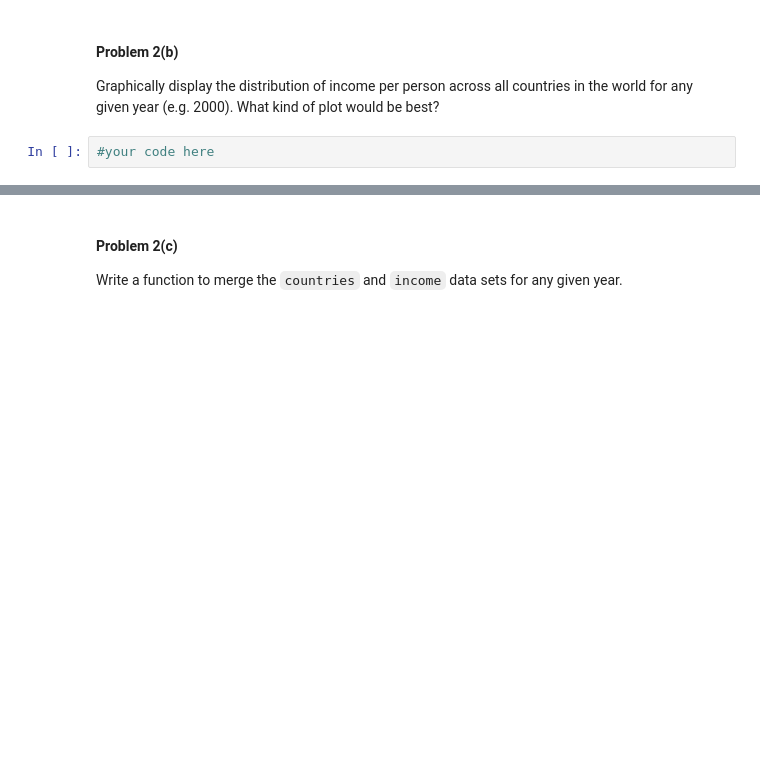
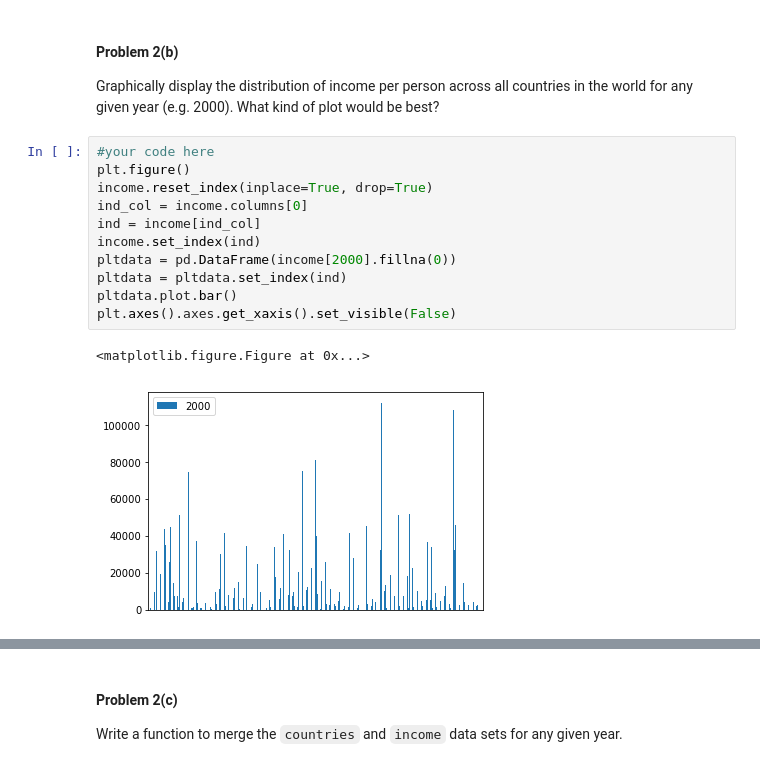
Before and after one commit to artgonline/2014, a Jupyter notebook: homework/HW1.ipynb, the cells around one changed output, grey strips where cells are left out. Cells and saved outputs as stored; diff of their text form; blank space fills up the shorter version.

```diff
--- a/homework/HW1.ipynb
+++ b/homework/HW1.ipynb
@@ -244,5 +233,17 @@ Name: 1, Length: 217, dtype: object
 #### Problem 2(b)
 
 Graphically display the distribution of income per person across all countries in the world for any given year (e.g. 2000).  What kind of plot would be best?
-# %%
-#your code here
+# %%
+#your code here
+plt.figure()
+income.reset_index(inplace=True, drop=True)
+ind_col = income.columns[0]
+ind = income[ind_col]
+income.set_index(ind)
+pltdata = pd.DataFrame(income[2000].fillna(0))
+pltdata = pltdata.set_index(ind)
+pltdata.plot.bar()
+plt.axes().axes.get_xaxis().set_visible(False)
+# %% [output]
+<matplotlib.figure.Figure at 0x...>
+[figure, added]
```
Also changed, not shown: parts of 6 cells of this notebook.
